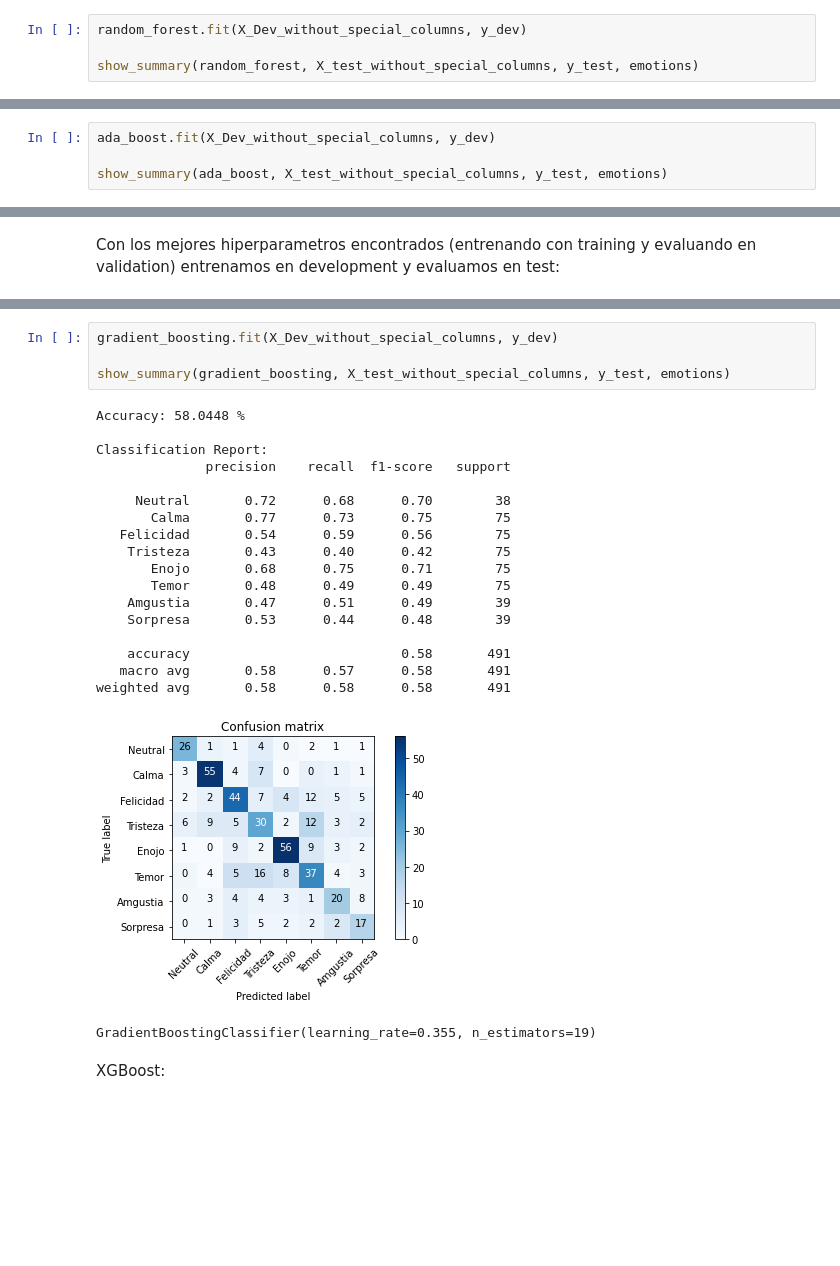
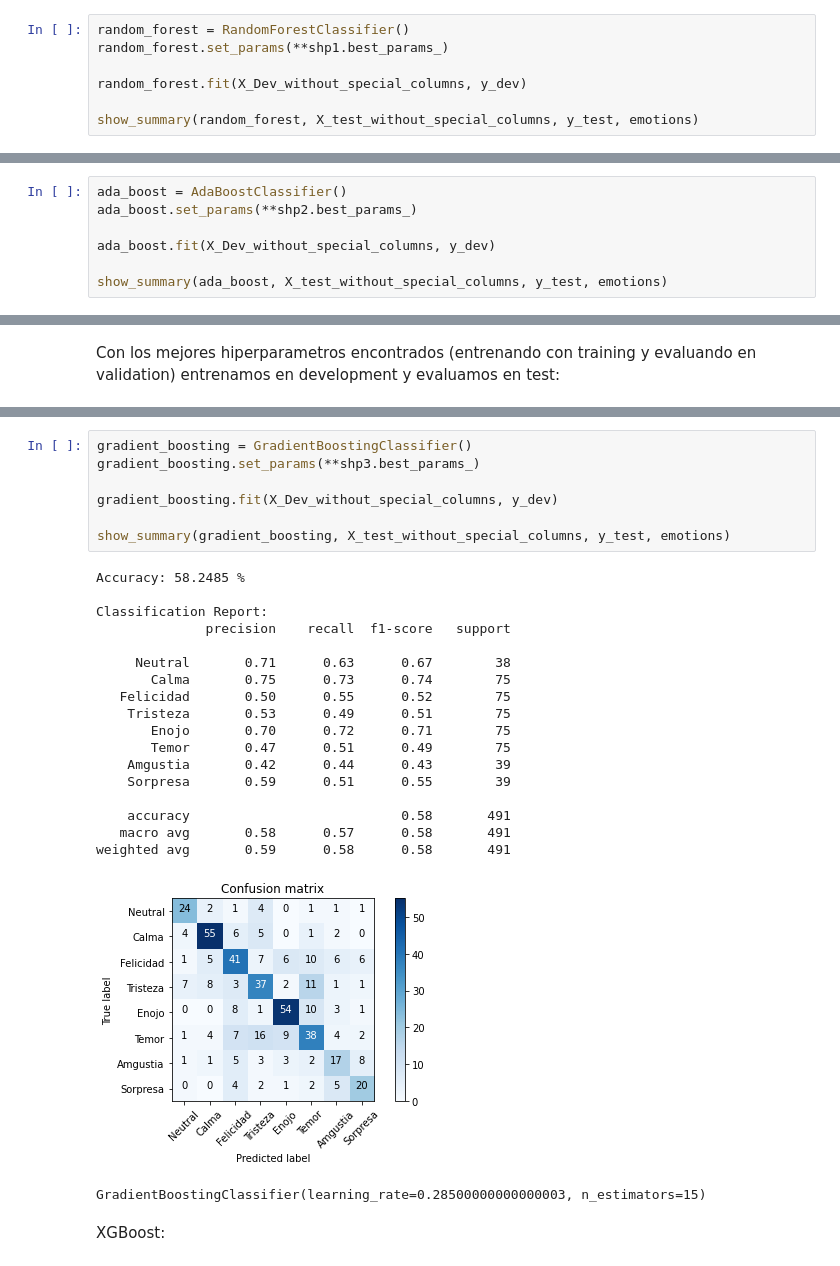
Before and after one commit to magistery-tps/aa-tp2, a Jupyter notebook: notebooks/resolucion-tp-2.ipynb, the cells around one changed output, grey strips where cells are left out. Saved outputs shown, nothing was run; the diff lists cells and outputs as text; blank space fills up the shorter version.

```diff
--- a/notebooks/resolucion-tp-2.ipynb
+++ b/notebooks/resolucion-tp-2.ipynb
@@ -424,4 +432,7 @@ models.append(random_forest)
 # %%
+random_forest = RandomForestClassifier()
+random_forest.set_params(**shp1.best_params_)
+
 random_forest.fit(X_Dev_without_special_columns, y_dev)
 
 show_summary(random_forest, X_test_without_special_columns, y_test, emotions)
@@ -484,4 +504,7 @@ models.append(ada_boost)
 # %%
+ada_boost = AdaBoostClassifier()
+ada_boost.set_params(**shp2.best_params_)
+
 ada_boost.fit(X_Dev_without_special_columns, y_dev)
 
 show_summary(ada_boost, X_test_without_special_columns, y_test, emotions)
@@ -543,26 +575,29 @@ models.append(gradient_boosting)
 # %%
+gradient_boosting = GradientBoostingClassifier()
+gradient_boosting.set_params(**shp3.best_params_)
+
 gradient_boosting.fit(X_Dev_without_special_columns, y_dev)
 
 show_summary(gradient_boosting, X_test_without_special_columns, y_test, emotions)
 # %% [output]
-Accuracy: 58.0448 %
+Accuracy: 58.2485 %
 
 Classification Report:
               precision    recall  f1-score   support
 
-     Neutral       0.72      0.68      0.70        38
-       Calma       0.77      0.73      0.75        75
-   Felicidad       0.54      0.59      0.56        75
-    Tristeza       0.43      0.40      0.42        75
-       Enojo       0.68      0.75      0.71        75
-       Temor       0.48      0.49      0.49        75
-    Amgustia       0.47      0.51      0.49        39
-    Sorpresa       0.53      0.44      0.48        39
+     Neutral       0.71      0.63      0.67        38
+       Calma       0.75      0.73      0.74        75
+   Felicidad       0.50      0.55      0.52        75
+    Tristeza       0.53      0.49      0.51        75
+       Enojo       0.70      0.72      0.71        75
+       Temor       0.47      0.51      0.49        75
+    Amgustia       0.42      0.44      0.43        39
+    Sorpresa       0.59      0.51      0.55        39
 
     accuracy                           0.58       491
    macro avg       0.58      0.57      0.58       491
-weighted avg       0.58      0.58      0.58       491
+weighted avg       0.59      0.58      0.58       491
-[figure, old version]
+[figure, new version]
-GradientBoostingClassifier(learning_rate=0.355, n_estimators=19)
+GradientBoostingClassifier(learning_rate=0.28500000000000003, n_estimators=15)
 # %% [markdown]
 XGBoost:
```
Also changed, not shown: parts of 45 cells of this notebook, 2 other files.
